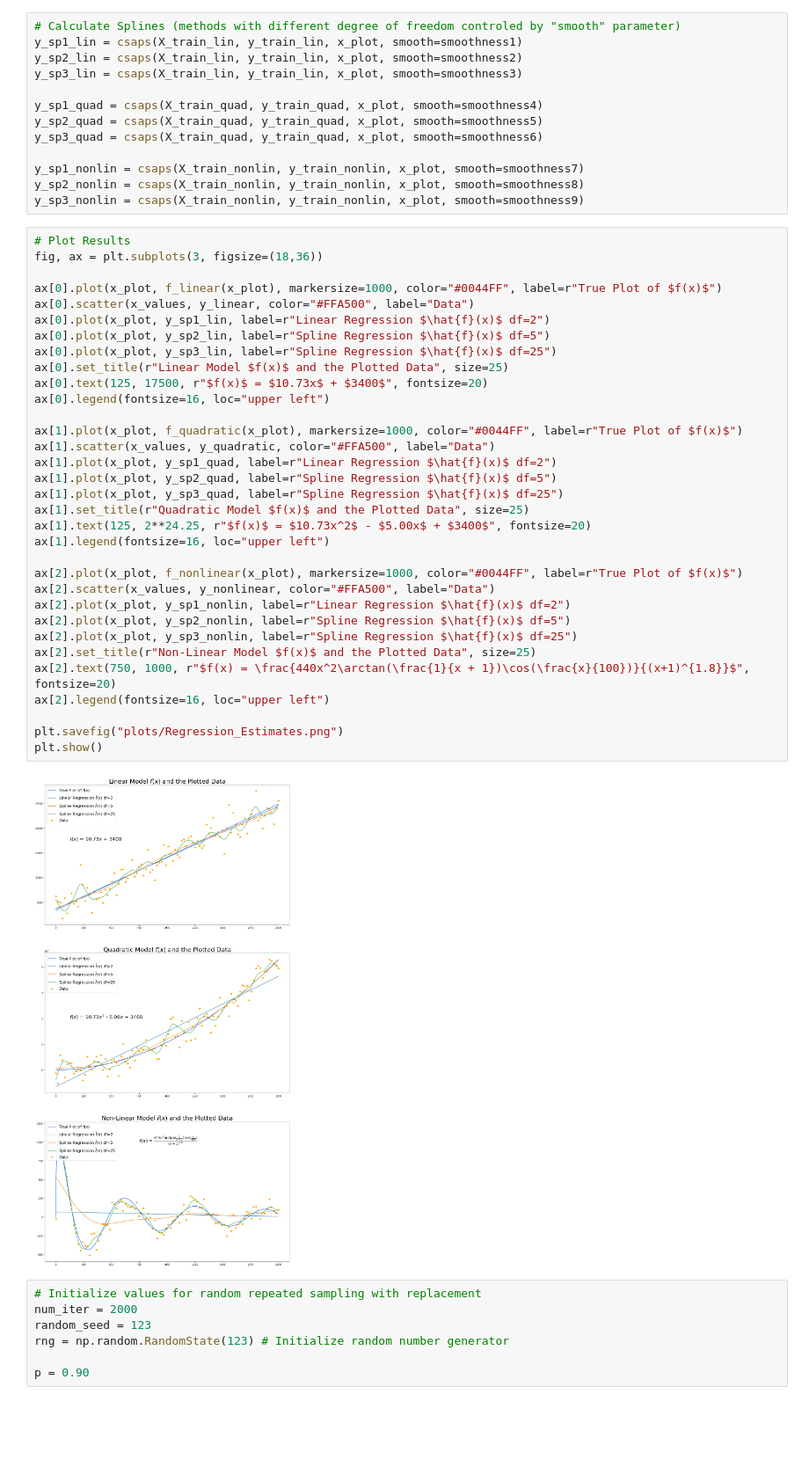
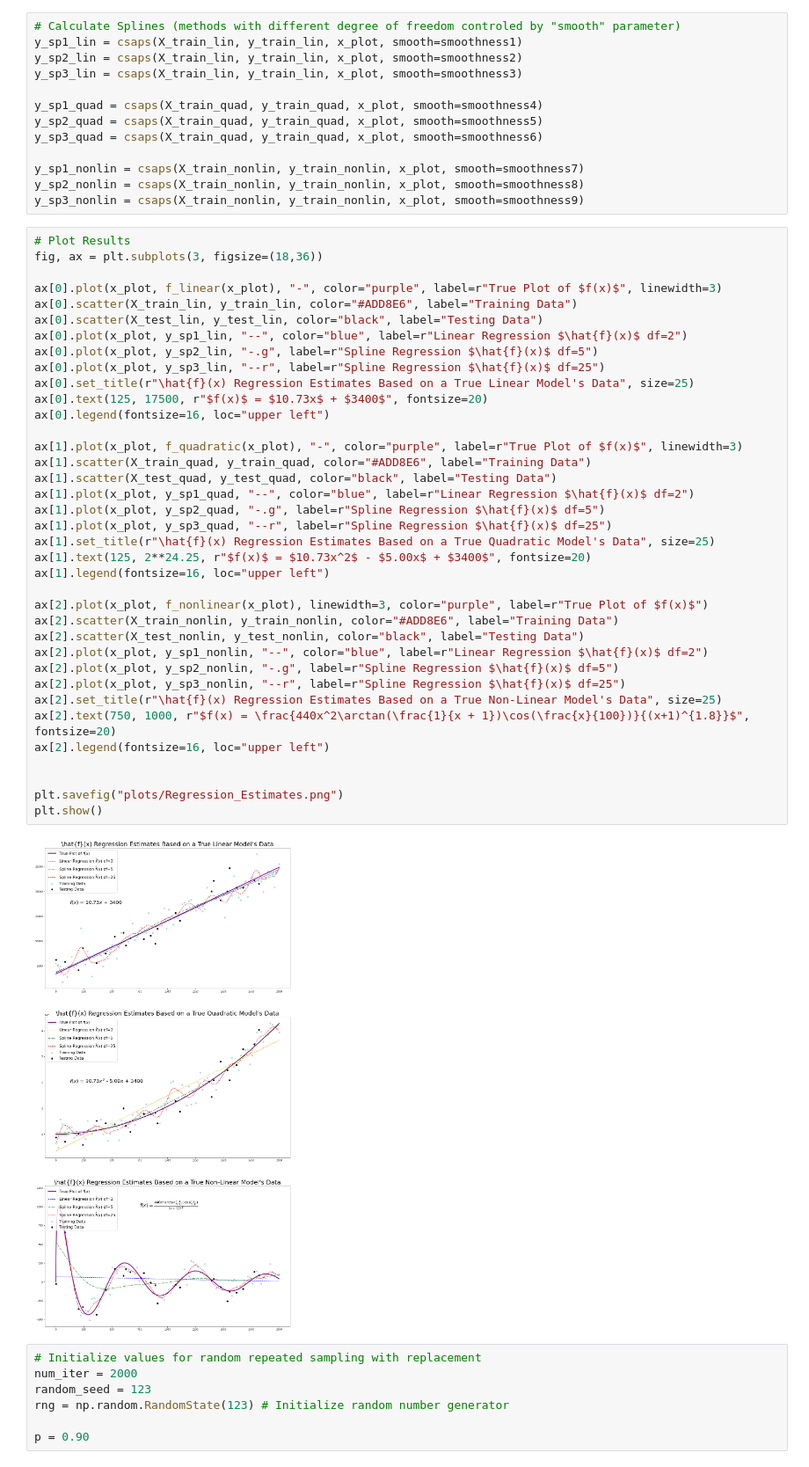
Before and after one commit to ririye01/Exploring-Errors-in-Regression, a Jupyter notebook: Errors in Regression.ipynb, the cells around one changed output. Shown at 88% size. Drawn from its saved outputs; the diff is of its cells as text; blank space fills up the shorter version.

Commit message:
Adjustments to Regression Estimation Plots

```diff
--- a/Errors in Regression.ipynb
+++ b/Errors in Regression.ipynb
@@ -218,38 +218,42 @@ y_sp3_nonlin = csaps(X_train_nonlin, y_train_nonlin, x_plot, smooth=smoothness9)
 # %%
 # Plot Results
 fig, ax = plt.subplots(3, figsize=(18,36))
 
-ax[0].plot(x_plot, f_linear(x_plot), markersize=1000, color="#0044FF", label=r"True Plot of $f(x)$")
-ax[0].scatter(x_values, y_linear, color="#FFA500", label="Data")
-ax[0].plot(x_plot, y_sp1_lin, label=r"Linear Regression $\hat{f}(x)$ df=2")
-ax[0].plot(x_plot, y_sp2_lin, label=r"Spline Regression $\hat{f}(x)$ df=5")
-ax[0].plot(x_plot, y_sp3_lin, label=r"Spline Regression $\hat{f}(x)$ df=25")
-ax[0].set_title(r"Linear Model $f(x)$ and the Plotted Data", size=25)
+ax[0].plot(x_plot, f_linear(x_plot), "-", color="purple", label=r"True Plot of $f(x)$", linewidth=3)
+ax[0].scatter(X_train_lin, y_train_lin, color="#ADD8E6", label="Training Data")
+ax[0].scatter(X_test_lin, y_test_lin, color="black", label="Testing Data")
+ax[0].plot(x_plot, y_sp1_lin, "--", color="blue", label=r"Linear Regression $\hat{f}(x)$ df=2")
+ax[0].plot(x_plot, y_sp2_lin, "-.g", label=r"Spline Regression $\hat{f}(x)$ df=5")
+ax[0].plot(x_plot, y_sp3_lin, "--r", label=r"Spline Regression $\hat{f}(x)$ df=25")
+ax[0].set_title(r"\hat{f}(x) Regression Estimates Based on a True Linear Model's Data", size=25)
 ax[0].text(125, 17500, r"$f(x)$ = $10.73x$ + $3400$", fontsize=20)
 ax[0].legend(fontsize=16, loc="upper left")
 
-ax[1].plot(x_plot, f_quadratic(x_plot), markersize=1000, color="#0044FF", label=r"True Plot of $f(x)$")
-ax[1].scatter(x_values, y_quadratic, color="#FFA500", label="Data")
-ax[1].plot(x_plot, y_sp1_quad, label=r"Linear Regression $\hat{f}(x)$ df=2")
-ax[1].plot(x_plot, y_sp2_quad, label=r"Spline Regression $\hat{f}(x)$ df=5")
-ax[1].plot(x_plot, y_sp3_quad, label=r"Spline Regression $\hat{f}(x)$ df=25")
-ax[1].set_title(r"Quadratic Model $f(x)$ and the Plotted Data", size=25)
+ax[1].plot(x_plot, f_quadratic(x_plot), "-", color="purple", label=r"True Plot of $f(x)$", linewidth=3)
+ax[1].scatter(X_train_quad, y_train_quad, color="#ADD8E6", label="Training Data")
+ax[1].scatter(X_test_quad, y_test_quad, color="black", label="Testing Data")
+ax[1].plot(x_plot, y_sp1_quad, "--", color="blue", label=r"Linear Regression $\hat{f}(x)$ df=2")
+ax[1].plot(x_plot, y_sp2_quad, "-.g", label=r"Spline Regression $\hat{f}(x)$ df=5")
+ax[1].plot(x_plot, y_sp3_quad, "--r", label=r"Spline Regression $\hat{f}(x)$ df=25")
+ax[1].set_title(r"\hat{f}(x) Regression Estimates Based on a True Quadratic Model's Data", size=25)
 ax[1].text(125, 2**24.25, r"$f(x)$ = $10.73x^2$ - $5.00x$ + $3400$", fontsize=20)
 ax[1].legend(fontsize=16, loc="upper left")
 
-ax[2].plot(x_plot, f_nonlinear(x_plot), markersize=1000, color="#0044FF", label=r"True Plot of $f(x)$")
-ax[2].scatter(x_values, y_nonlinear, color="#FFA500", label="Data")
-ax[2].plot(x_plot, y_sp1_nonlin, label=r"Linear Regression $\hat{f}(x)$ df=2")
-ax[2].plot(x_plot, y_sp2_nonlin, label=r"Spline Regression $\hat{f}(x)$ df=5")
-ax[2].plot(x_plot, y_sp3_nonlin, label=r"Spline Regression $\hat{f}(x)$ df=25")
-ax[2].set_title(r"Non-Linear Model $f(x)$ and the Plotted Data", size=25)
+ax[2].plot(x_plot, f_nonlinear(x_plot), linewidth=3, color="purple", label=r"True Plot of $f(x)$")
+ax[2].scatter(X_train_nonlin, y_train_nonlin, color="#ADD8E6", label="Training Data")
+ax[2].scatter(X_test_nonlin, y_test_nonlin, color="black", label="Testing Data")
+ax[2].plot(x_plot, y_sp1_nonlin, "--", color="blue", label=r"Linear Regression $\hat{f}(x)$ df=2")
+ax[2].plot(x_plot, y_sp2_nonlin, "-.g", label=r"Spline Regression $\hat{f}(x)$ df=5")
+ax[2].plot(x_plot, y_sp3_nonlin, "--r", label=r"Spline Regression $\hat{f}(x)$ df=25")
+ax[2].set_title(r"\hat{f}(x) Regression Estimates Based on a True Non-Linear Model's Data", size=25)
 ax[2].text(750, 1000, r"$f(x) = \frac{440x^2\arctan(\frac{1}{x + 1})\cos(\frac{x}{100})}{(x+1)^{1.8}}$", fontsize=20)
 ax[2].legend(fontsize=16, loc="upper left")
 
+
 plt.savefig("plots/Regression_Estimates.png")
 plt.show()
 # %% [output]
-[figure, old version]
+[figure, new version]
 # %%
 # Initialize values for random repeated sampling with replacement
 num_iter = 2000
```
Also changed, not shown: parts of 1 cell of this notebook, 1 other file.
